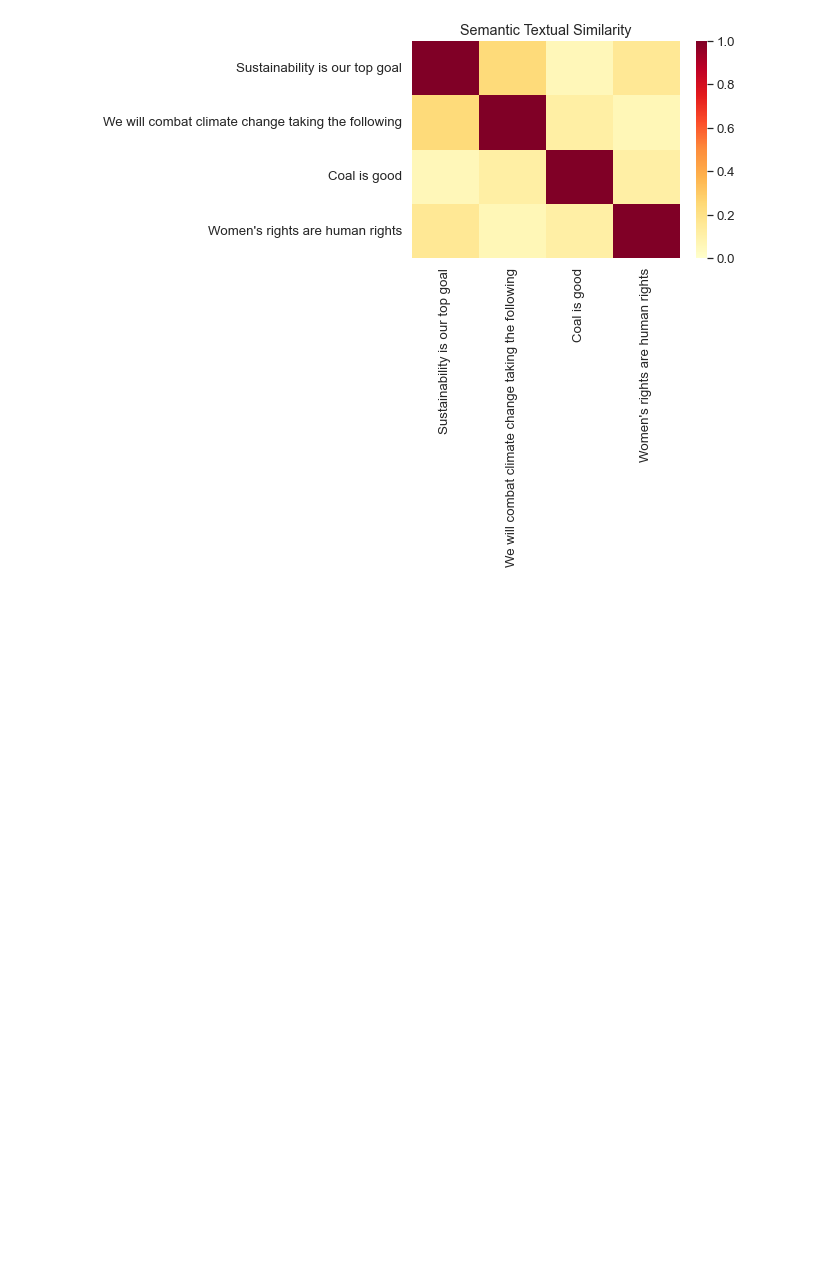
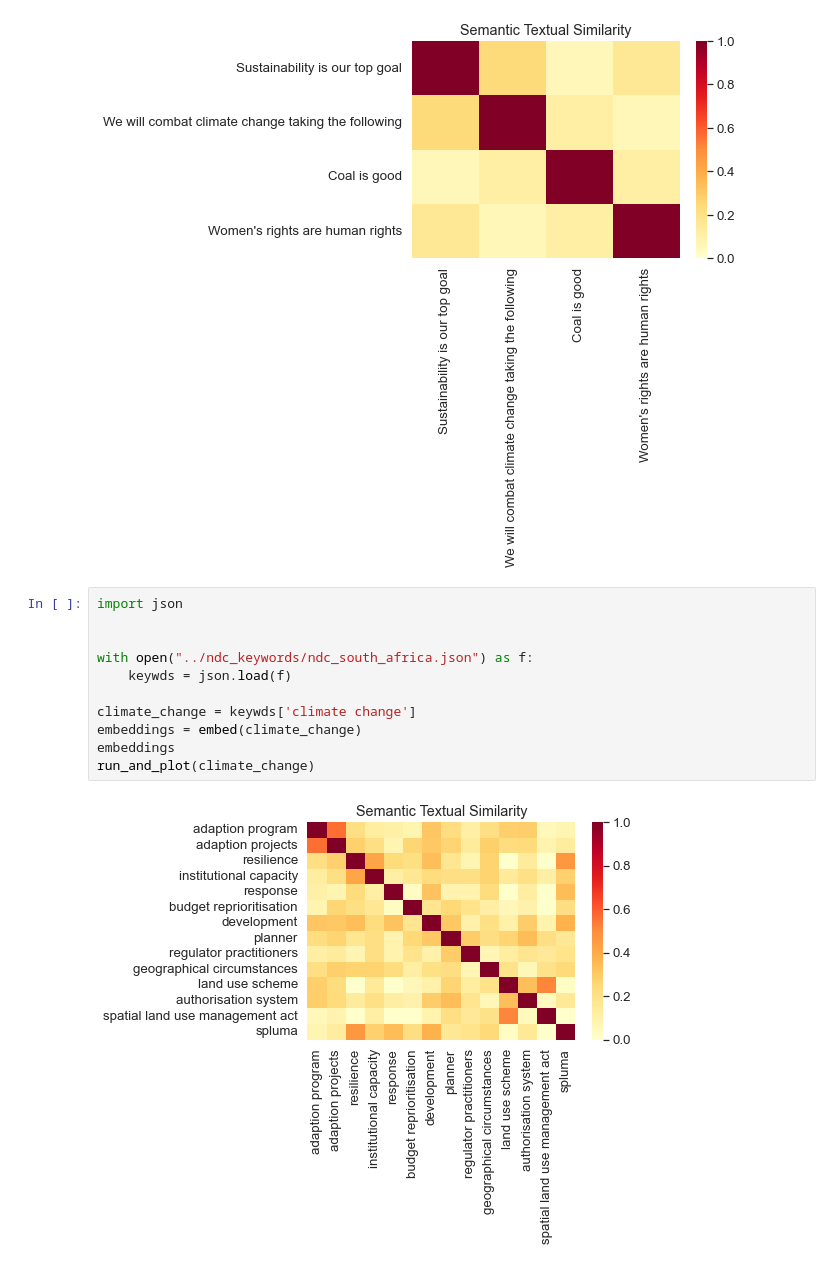
Before and after one commit to rsgier/Hack4Good-GIZ_policy, a Jupyter notebook: policyanalysis/sentenceencoder.ipynb, the cells around one changed output. Saved outputs shown, nothing was run; the diff lists cells and outputs as text; blank space fills up the shorter version.

Commit message:
starting to play around with keywords

```diff
--- a/policyanalysis/sentenceencoder.ipynb
+++ b/policyanalysis/sentenceencoder.ipynb
@@ -48,3 +48,16 @@ run_and_plot([
 ])
 # %% [output]
 [figure]
+# %%
+import json
+
+
+with open("../ndc_keywords/ndc_south_africa.json") as f:
+    keywds = json.load(f)
+
+climate_change = keywds['climate change']
+embeddings = embed(climate_change)
+embeddings
+run_and_plot(climate_change)
+# %% [output]
+[figure, added]
```
